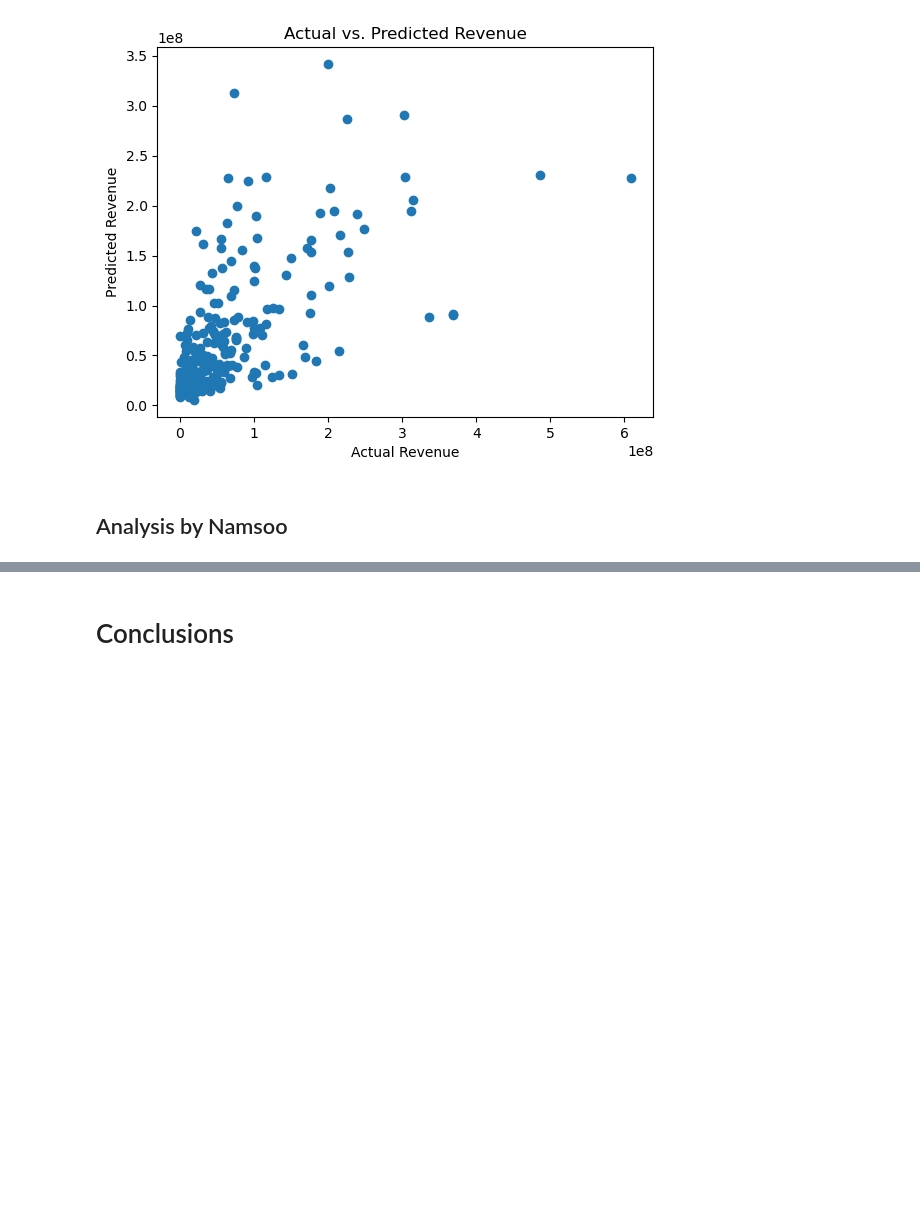
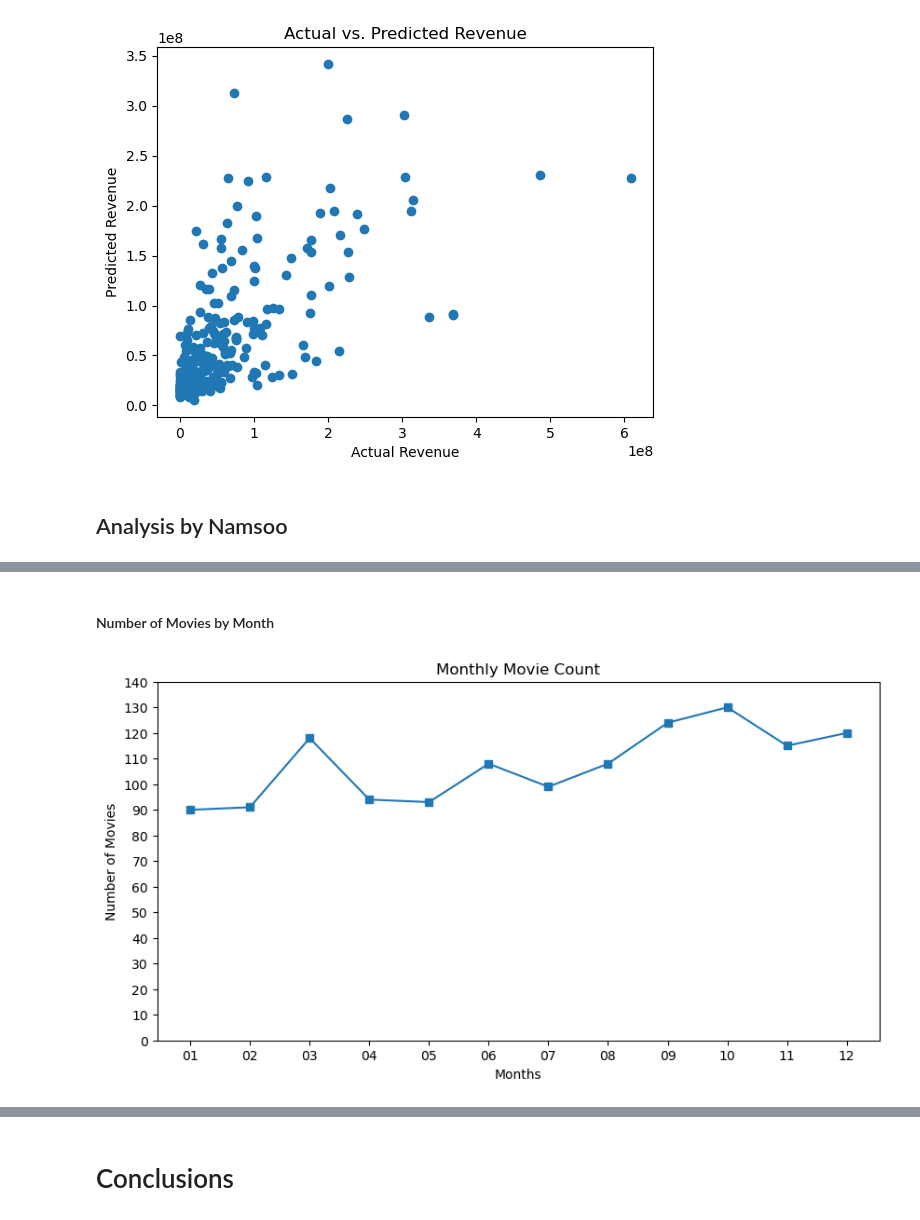
Before and after one commit to kkprim/Linear-Regression-Movie-ROI, a Jupyter notebook: master.ipynb, the cells around one changed output, grey strips where cells are left out. Cells and saved outputs as stored; diff of their text form; code cells hidden in the pictures; blank space fills up the shorter version.

Commit message:
Added Monthly Trends of num_movie, Budget, Gross

```diff
--- a/master.ipynb
+++ b/master.ipynb
@@ -527,0 +552,4 @@ R-squared: 0.42
+# %%
+# Transform master_dedup to a sql database
+conn5 = sqlite3.connect('zippedData/master_1.db')
+master_dedup.to_sql('master_1', conn5, if_exists='replace', index=False)
@@ -527,0 +558,19 @@ R-squared: 0.42
+# %%
+# Extract months from 'release_date' column by using STRFTIME
+# SELECT AVG()
+line_graph = pd.read_sql(
+    """
+    SELECT
+        STRFTIME('%m', release_date) AS months,
+        AVG(percentage_ROI_gross_budget) AS avg_ROI,
+        AVG(gross) AS avg_gross,
+        AVG(opening_weekend_boxoffice) AS avg_opening_gross,
+        AVG(budget) AS avg_budget,
+        COUNT(*) AS number_movie
+    FROM master_1
+    GROUP BY months
+    ORDER BY months
+    ;
+    """
+, conn5
+)
@@ -527,0 +593,16 @@ R-squared: 0.42
+# %% [markdown]
+#### Number of Movies by Month
+# %%
+# Line graph of number_movie by months
+fig, ax = plt.subplots(figsize = (10, 5))
+
+ax.plot(line_graph['months'], line_graph['number_movie'], marker='s', linestyle='-')
+
+ax.set_yticks(range(0, 141, 10))  # This sets ticks from 0 to 130 in steps of 10
+ax.set_xlabel('Months')
+ax.set_ylabel('Number of Movies')
+ax.set_title('Monthly Movie Count')
+
+plt.show();
+# %% [output]
+[figure, added]
```
Also changed, not shown: parts of 7 cells of this notebook.
